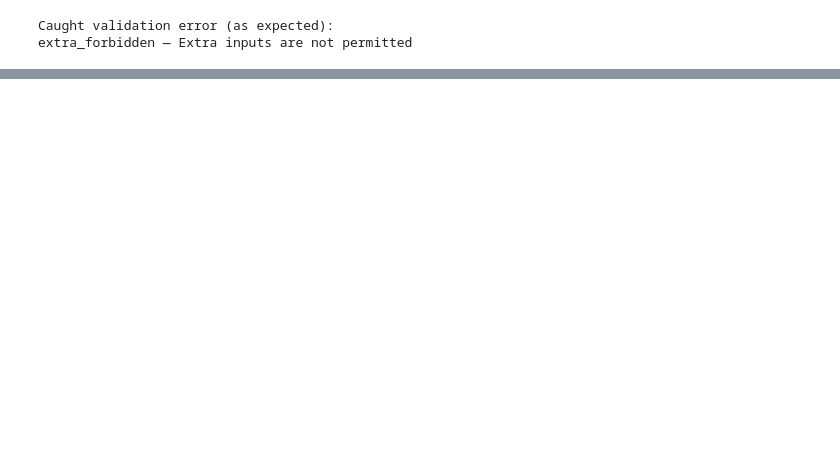
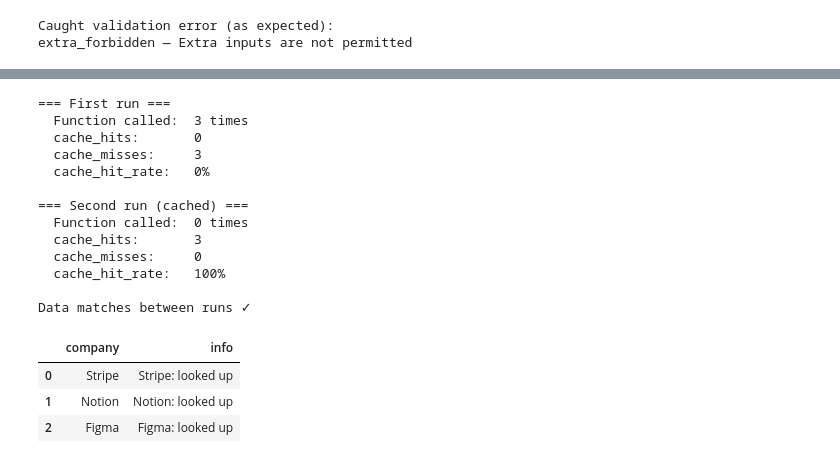
Before and after one commit to matt-house-e/lattice, a Jupyter notebook: examples/demo.ipynb, the cells around one changed output, grey strips where cells are left out. Drawn from its saved outputs; the diff is of its cells as text; code cells hidden in the pictures; blank space fills up the shorter version.

```diff
--- a/examples/demo.ipynb
+++ b/examples/demo.ipynb
@@ -240,0 +409,70 @@ Columns: ['company', 'description', 'competitive_position', 'investment_thesis']
+# %%
+import tempfile, os
+
+# Use a temp directory so the demo doesn't pollute the working directory
+cache_dir = tempfile.mkdtemp()
+
+call_count = 0
+
+def counted_lookup(ctx):
+    """A FunctionStep that counts how many times it's actually called."""
+    global call_count
+    call_count += 1
+    company = ctx.row["company"]
+    return {"info": f"{company}: looked up"}
+
+
+pipeline_cached = Pipeline([
+    FunctionStep("lookup", fn=counted_lookup, fields=["info"]),
+])
+
+config_cache = EnrichmentConfig(
+    enable_caching=True,
+    cache_dir=cache_dir,
+    enable_progress_bar=False,
+)
+
+# --- First run: all cache misses ---
+call_count = 0
+result1 = await pipeline_cached.run_async(df, config_cache)
+
+usage1 = result1.cost.steps["lookup"]
+print("=== First run ===")
+print(f"  Function called:  {call_count} times")
+print(f"  cache_hits:       {usage1.cache_hits}")
+print(f"  cache_misses:     {usage1.cache_misses}")
+print(f"  cache_hit_rate:   {usage1.cache_hit_rate:.0%}")
+
+# --- Second run: all cache hits (zero function calls) ---
+call_count = 0
+result2 = await pipeline_cached.run_async(df, config_cache)
+
+usage2 = result2.cost.steps["lookup"]
+print("\n=== Second run (cached) ===")
+print(f"  Function called:  {call_count} times")
+print(f"  cache_hits:       {usage2.cache_hits}")
+print(f"  cache_misses:     {usage2.cache_misses}")
+print(f"  cache_hit_rate:   {usage2.cache_hit_rate:.0%}")
+
+# Data is identical
+assert result1.data.equals(result2.data)
+print("\nData matches between runs ✓")
+result2.data[["company", "info"]]
+# %% [output]
+=== First run ===
+  Function called:  3 times
+  cache_hits:       0
+  cache_misses:     3
+  cache_hit_rate:   0%
+
+=== Second run (cached) ===
+  Function called:  0 times
+  cache_hits:       3
+  cache_misses:     0
+  cache_hit_rate:   100%
+
+Data matches between runs ✓
+|  | company | info |
+| 0 | Stripe | Stripe: looked up |
+| 1 | Notion | Notion: looked up |
+| 2 | Figma | Figma: looked up |
```
Also changed, not shown: parts of 29 cells of this notebook, 13 other files.
